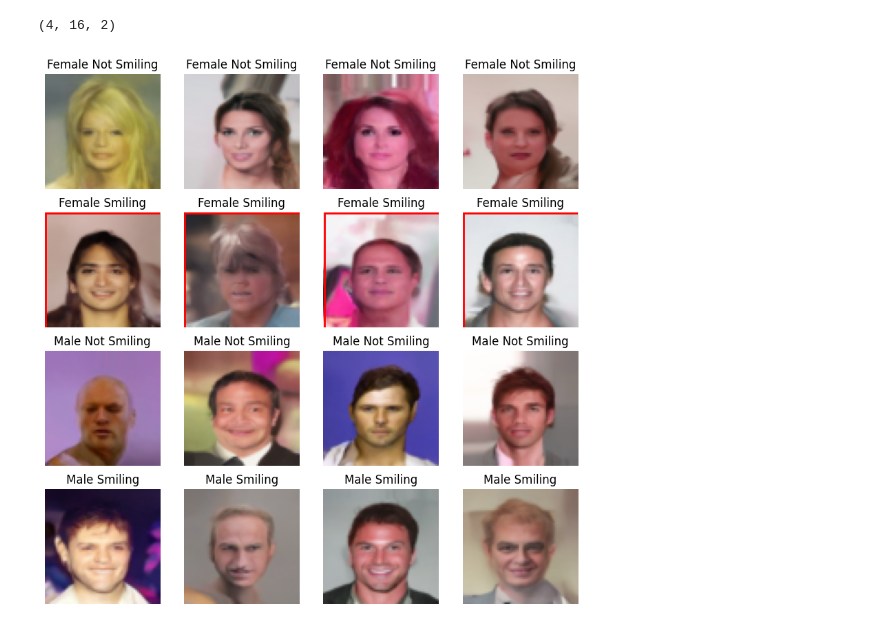
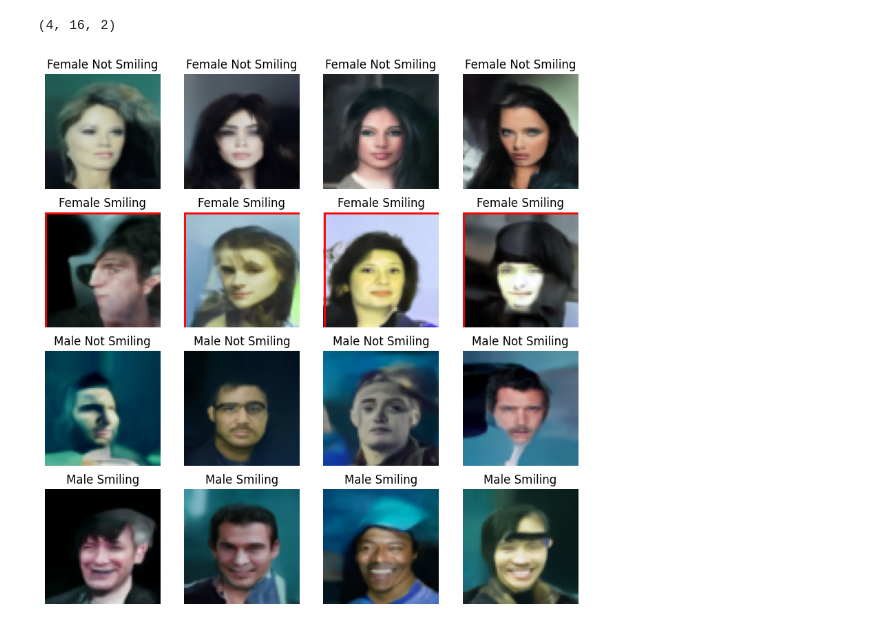
Before and after one commit to cfpark00/concept-learning, a Jupyter notebook: test_celeba.ipynb, the cells around one changed output. Cells and saved outputs as stored; diff of their text form; code cells hidden in the pictures.

```diff
--- a/test_celeba.ipynb
+++ b/test_celeba.ipynb
@@ -135,17 +135,17 @@ traj.shape
 # %% [output]
 (4, 16, 2)
 # %%
-i_step=-1
+i_step=12
 
 fig=plt.figure(figsize=(10,10))
 for i_class in range(4):
     for i_samp,i_rand in enumerate(np.random.choice(16,4,replace=False)):
         plt.subplot(4,4,i_class*4+i_samp+1)
         im=np.clip(gens[i_class,i_step][i_rand].transpose(1,2,0),0,1)
         plt.imshow(im)
         plt.title(str(labels[i_class]),)
         if i_class==i_testing:#make red box
             plt.gca().add_patch(plt.Rectangle((0,0),65,65,linewidth=2,edgecolor='r',facecolor='none'))
         plt.axis("off")
 # %% [output]
-[figure, old version]
+[figure, new version]
```
Also changed, not shown: parts of 11 cells of this notebook, 11 other files.
